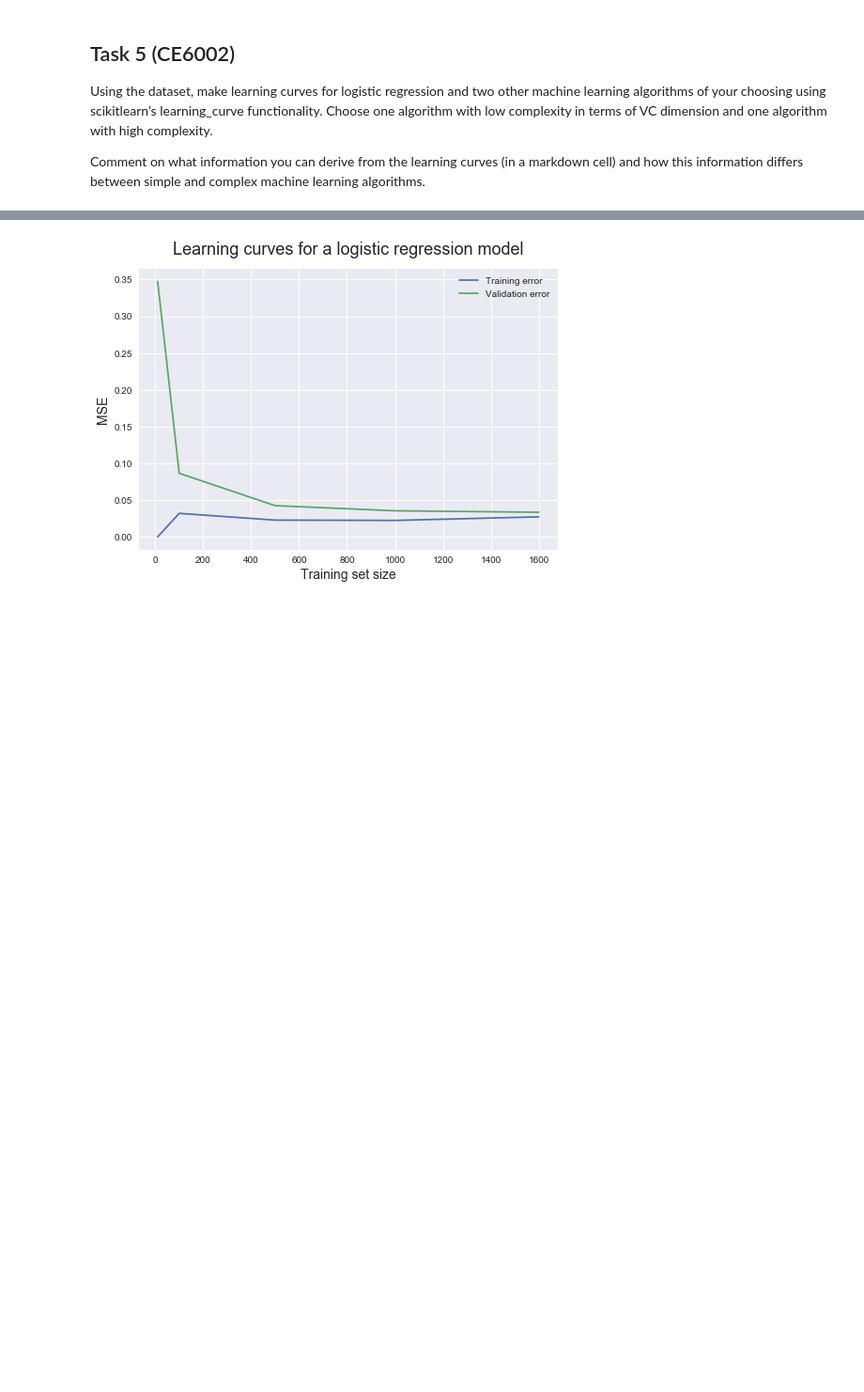
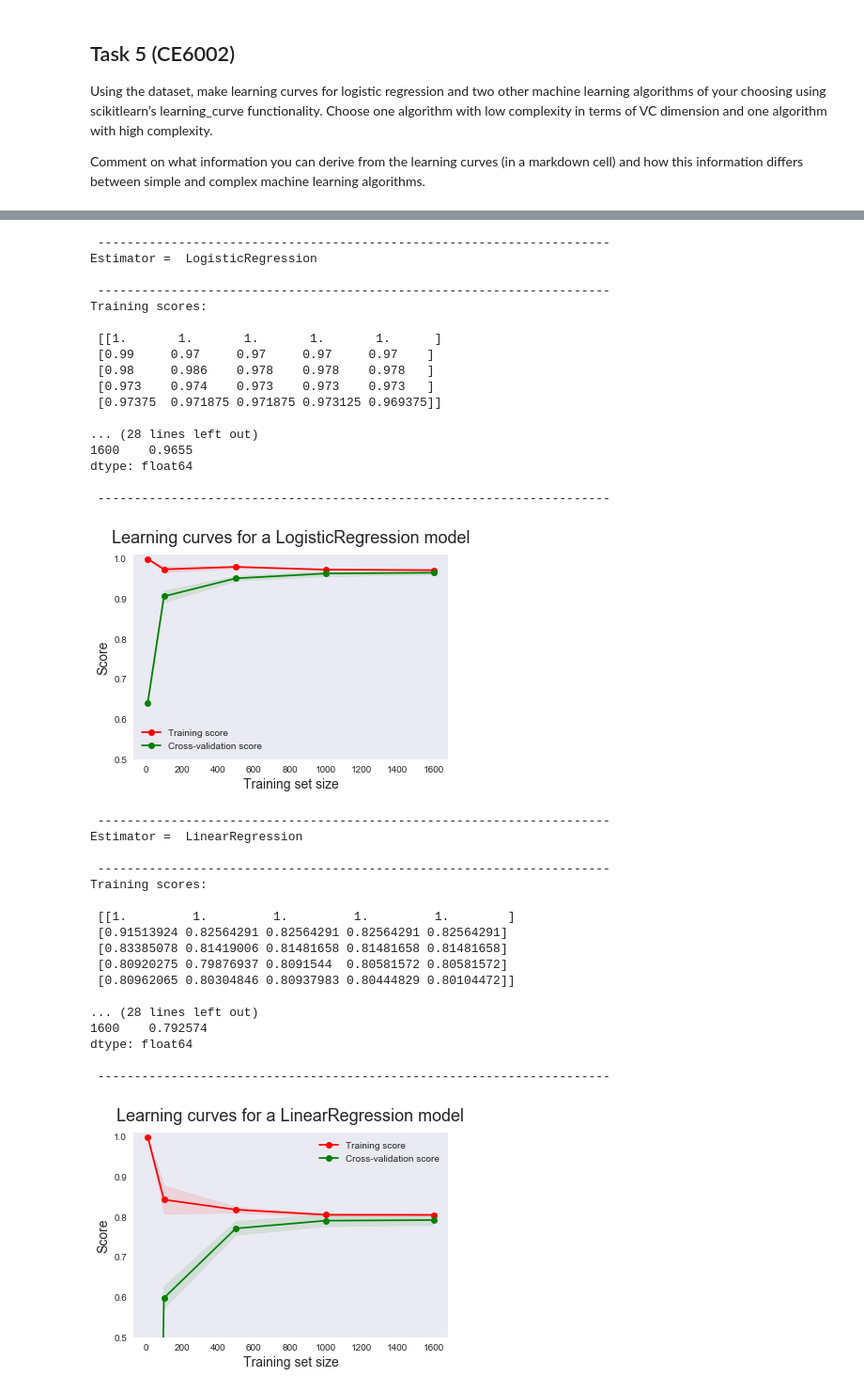
Before and after one commit to vipulpopat/MSCAI_Sem1_Etivity2, a Jupyter notebook: Etivity2_9939245.ipynb, the cells around one changed output, grey strips where cells are left out. Shown: that part at 94% size. Drawn from its saved outputs; the diff is of its cells as text; code cells hidden in the pictures; blank space fills up the shorter version.

Commit message:
Update Etivity2_9939245.ipynb
Added task to plot learning curves for a variety of algorithms

```diff
--- a/Etivity2_9939245.ipynb
+++ b/Etivity2_9939245.ipynb
@@ -985,12 +1010,42 @@ dtype: float64
-# %%
-plt.style.use('seaborn')
-
-plt.plot(train_sizes, train_scores_mean, label = 'Training error')
-plt.plot(train_sizes, validation_scores_mean, label = 'Validation error')
-
-plt.ylabel('MSE', fontsize = 14)
-plt.xlabel('Training set size', fontsize = 14)
-plt.title('Learning curves for a logistic regression model', fontsize = 18, y = 1.03)
-plt.legend();
-# %% [output]
-[figure, removed]
+# %%
+estimators = [LogisticRegression(), LinearRegression(), GaussianNB(), LinearSVC()]
+
+for est in estimators:
+    plot_learning_curve(X,y,estimator=est)
+# %% [output]
+ ----------------------------------------------------------------------
+Estimator =  LogisticRegression
+
+ ----------------------------------------------------------------------
+Training scores:
+
+ [[1.       1.       1.       1.       1.      ]
+ [0.99     0.97     0.97     0.97     0.97    ]
+ [0.98     0.986    0.978    0.978    0.978   ]
+ [0.973    0.974    0.973    0.973    0.973   ]
+ [0.97375  0.971875 0.971875 0.973125 0.969375]]
+
+... (28 lines left out)
+1600    0.9655
+dtype: float64
+
+ ----------------------------------------------------------------------
+[figure, added]
+ ----------------------------------------------------------------------
+Estimator =  LinearRegression
+
+ ----------------------------------------------------------------------
+Training scores:
+
+ [[1.         1.         1.         1.         1.        ]
+ [0.91513924 0.82564291 0.82564291 0.82564291 0.82564291]
+ [0.83385078 0.81419006 0.81481658 0.81481658 0.81481658]
+ [0.80920275 0.79876937 0.8091544  0.80581572 0.80581572]
+ [0.80962065 0.80304846 0.80937983 0.80444829 0.80104472]]
+
+... (28 lines left out)
+1600    0.792574
+dtype: float64
+
+ ----------------------------------------------------------------------
+[figure, added]
```
Also changed, not shown: parts of 7 cells of this notebook.
